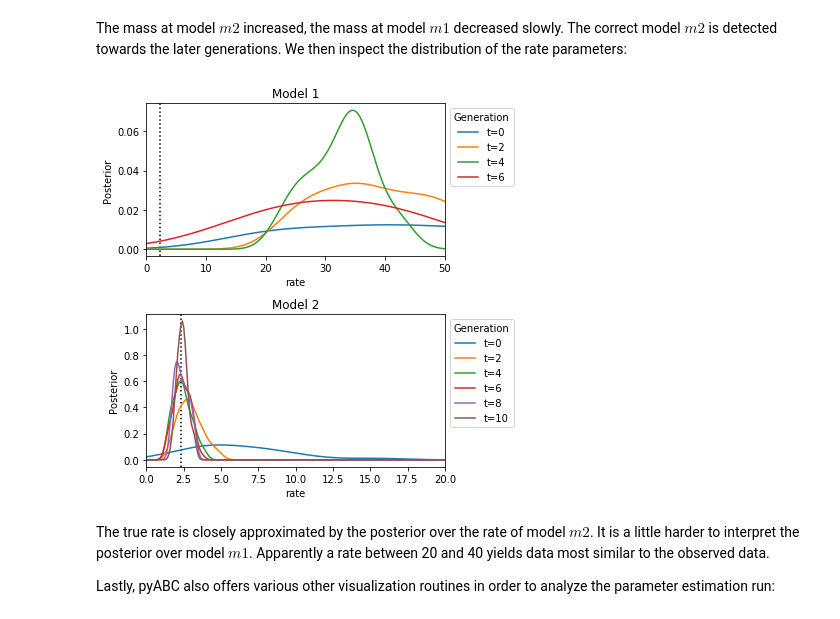
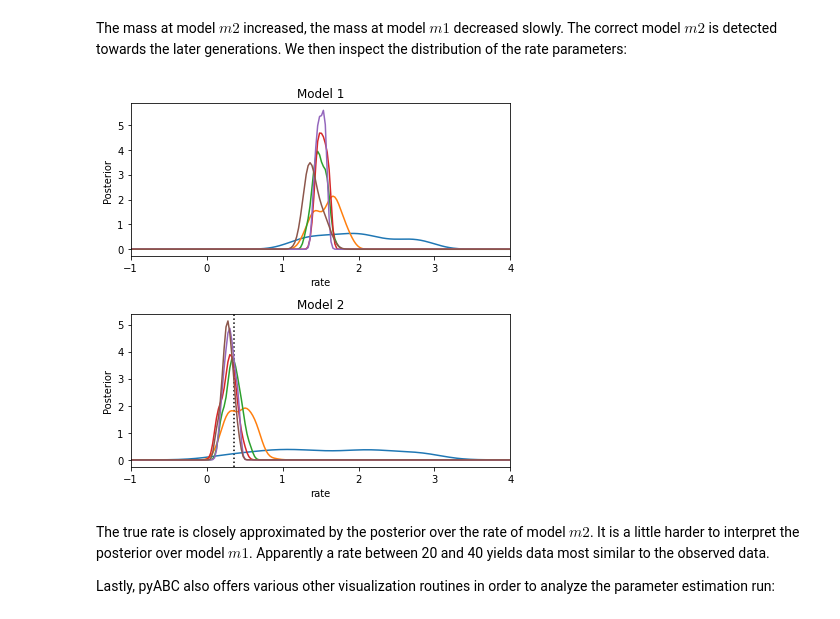
Before and after one commit to EmadAlamoudi/COMBINE2020_Talk, a Jupyter notebook: chemical_reaction.ipynb, the cells around one changed output. Saved outputs shown, nothing was run; the diff lists cells and outputs as text; code cells hidden in the pictures.

```diff
--- a/chemical_reaction.ipynb
+++ b/chemical_reaction.ipynb
@@ -138,4 +143,4 @@ from pyabc import ABCSMC
 abc = ABCSMC(Model_m1(),
              prior,
              distance,
-             population_size=150)
+             population_size=200)
@@ -151,4 +152,4 @@ INFO:History:Start <ABCSMC(id=90, start_time=2020-09-30 15:29:04.231542, end_tim
 # %% [markdown]
 We start pyABC which automatically parallelizes across all available cores.
 # %%
-history = abc.run(minimum_epsilon=0.7, max_nr_populations=11)
+history = abc.run(minimum_epsilon=0.1, max_nr_populations=11)
@@ -174,16 +157,14 @@ INFO:History:Done <ABCSMC(id=90, start_time=2020-09-30 15:29:04.231542, end_time
 lets inspect the distribution of the rate parameter for model $m_1$
 # %%
 from pyabc.visualization import plot_kde_1d
+import math
+axes = plt.axes()
 
-axes = plt.axes()
-axes.axvline(30, color="black", linestyle="dotted")
+axes.axvline(1.5, color="black", linestyle="dotted")
 for t in range(0, history.n_populations, 2):
     df, w = history.get_distribution(t=t)
     if len(w) > 0:  # Particles in a model might die out
         plot_kde_1d(df, w, "rate", ax=axes, label=f"t={t}",
-                    xmin=0, xmax=100,
+                    xmin=-1, xmax=4,
                     numx=200)
-axes.legend(title="Generation",
-          loc="upper left", bbox_to_anchor=(1, 1));
-axes.set_title("Model m1");
 # %% [output]
@@ -204,4 +185,5 @@ class Model_m2(Model_m1):
     __name__ = "Model 2"
     pre = np.array([[1, 1]], dtype=int)
     post = np.array([[0, 2]])
+    scale="log10"
 # %% [markdown]
@@ -279,27 +261,21 @@ We then inspect the distribution of the rate parameters:
 # %%
 from pyabc.visualization import plot_kde_1d
 fig, axes = plt.subplots(2)
 fig.set_size_inches((6, 6))
-axes = axes.flatten()
-axes[0].axvline(2.3, color="black", linestyle="dotted")
-axes[1].axvline(2.3, color="black", linestyle="dotted")
+axes[1].axvline(0.3617, color="black", linestyle="dotted")
 
 for m, ax in enumerate(axes):
     for t in range(0, history.n_populations, 2):
         df, w = history.get_distribution(m=m, t=t)
         if len(w) > 0:  # Particles in a model might die out
             plot_kde_1d(df, w, "rate", ax=ax, label=f"t={t}",
-                        xmin=0, xmax=50 if m == 0 else 20,
+                        xmin=-1, xmax=4,
                         numx=200)
     ax.set_title(f"Model {m+1}")
-axes[1].legend(title="Generation",
-          loc="upper left", bbox_to_anchor=(1, 1));
-axes[0].legend(title="Generation",
-          loc="upper left", bbox_to_anchor=(1, 1));
 
 fig.tight_layout()
 # %% [output]
-[figure, old version]
+[figure, new version]
 # %% [markdown]
 The true rate is closely approximated by the posterior over the rate of model $m2$.
 It is a little harder to interpret the posterior over model $m1$.
```
Also changed, not shown: parts of 20 cells of this notebook.
